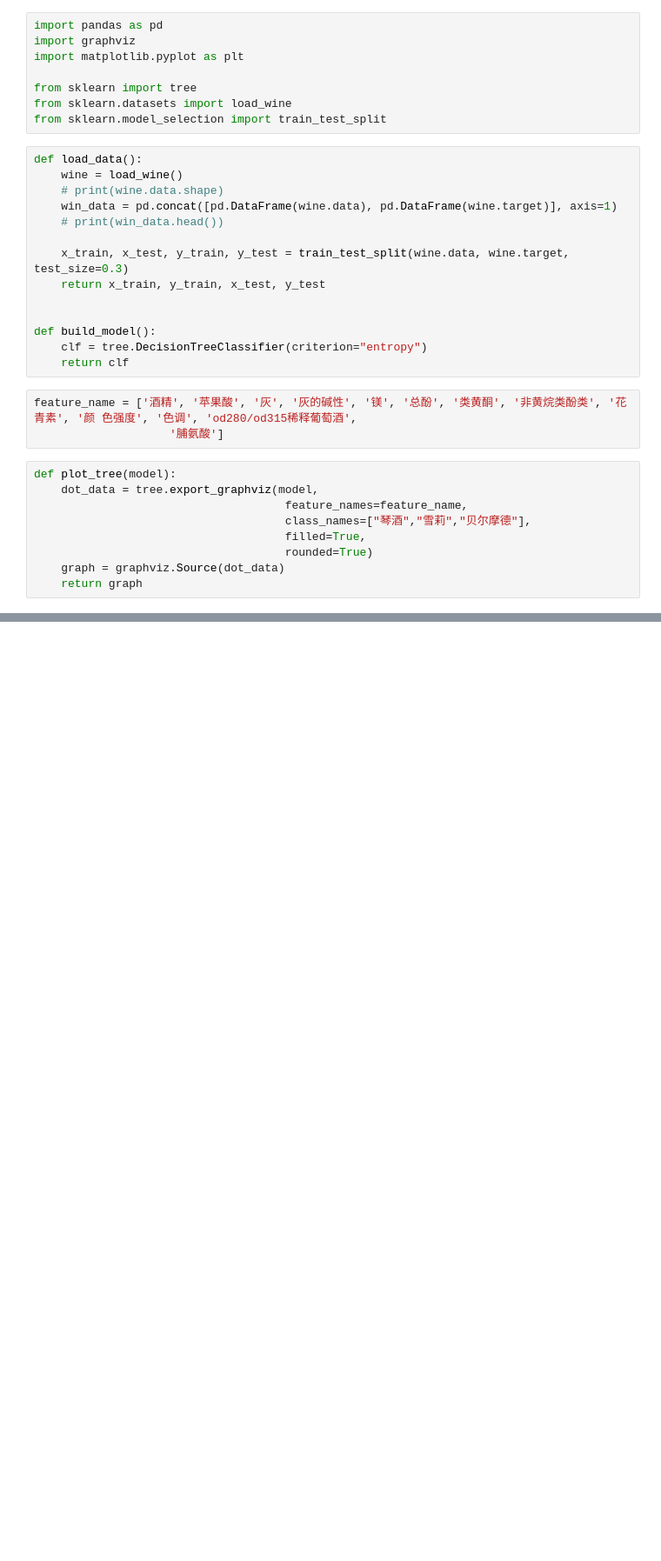
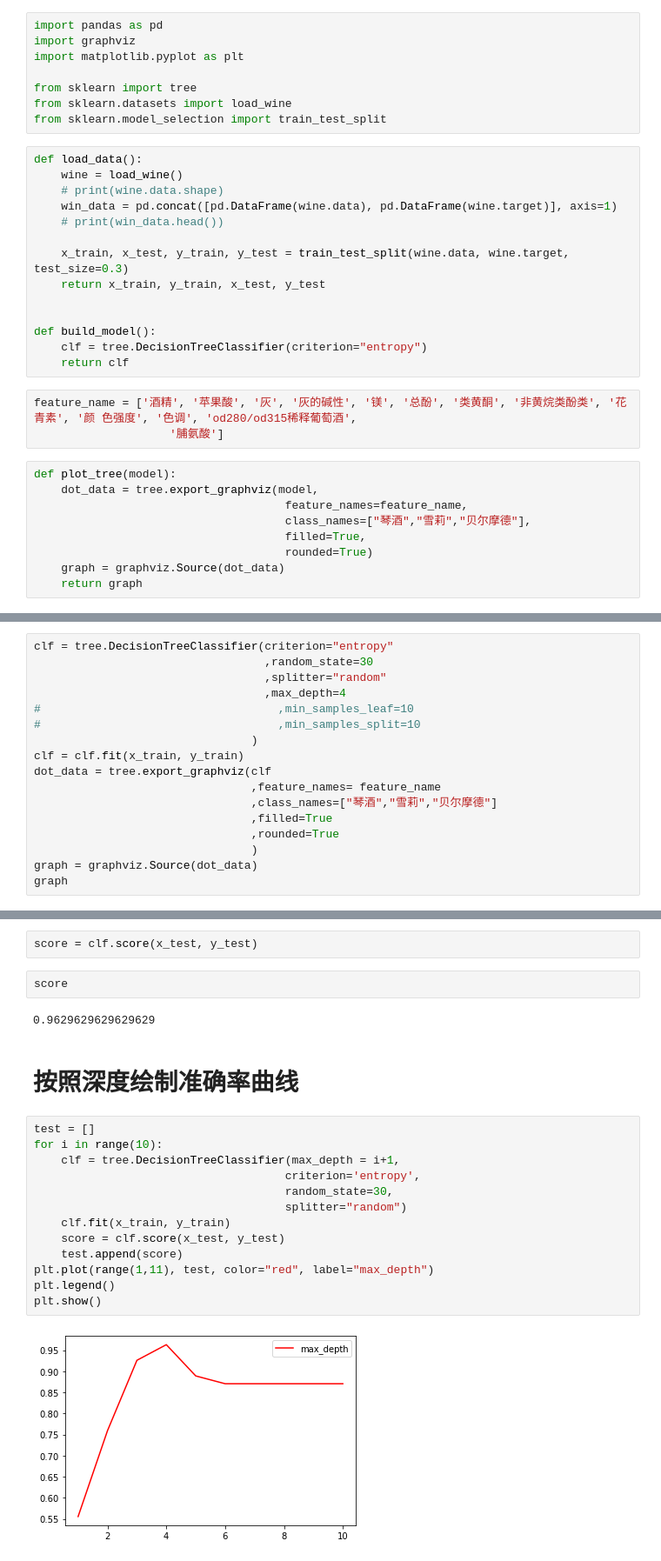
Before and after one commit to Knowledge-Precipitation-Tribe/Machine-Learning, a Jupyter notebook: decisionTree/wineClassification.ipynb, the cells around one changed output, grey strips where cells are left out. Shown: that part at 87% size. Saved outputs shown, nothing was run; the diff lists cells and outputs as text; blank space fills up the shorter version.

Commit message:
decisionTree

```diff
--- a/decisionTree/wineClassification.ipynb
+++ b/decisionTree/wineClassification.ipynb
@@ -75,0 +88,17 @@ NameError: name 'tree' is not defined
+# %%
+clf = tree.DecisionTreeClassifier(criterion="entropy"
+                                  ,random_state=30
+                                  ,splitter="random"
+                                  ,max_depth=4
+#                                   ,min_samples_leaf=10
+#                                   ,min_samples_split=10
+                                )
+clf = clf.fit(x_train, y_train)
+dot_data = tree.export_graphviz(clf
+                                ,feature_names= feature_name
+                                ,class_names=["琴酒","雪莉","贝尔摩德"]
+                                ,filled=True
+                                ,rounded=True
+                                )
+graph = graphviz.Source(dot_data)
+graph
@@ -75,0 +107,23 @@ NameError: name 'tree' is not defined
+# %%
+score = clf.score(x_test, y_test)
+# %%
+score
+# %% [output]
+0.9629629629629629
+# %% [markdown]
+# 按照深度绘制准确率曲线
+# %%
+test = []
+for i in range(10):
+    clf = tree.DecisionTreeClassifier(max_depth = i+1,
+                                     criterion='entropy',
+                                     random_state=30,
+                                     splitter="random")
+    clf.fit(x_train, y_train)
+    score = clf.score(x_test, y_test)
+    test.append(score)
+plt.plot(range(1,11), test, color="red", label="max_depth")
+plt.legend()
+plt.show()
+# %% [output]
+[figure, added]
```
Also changed, not shown: parts of 9 cells of this notebook, 2 other files.
